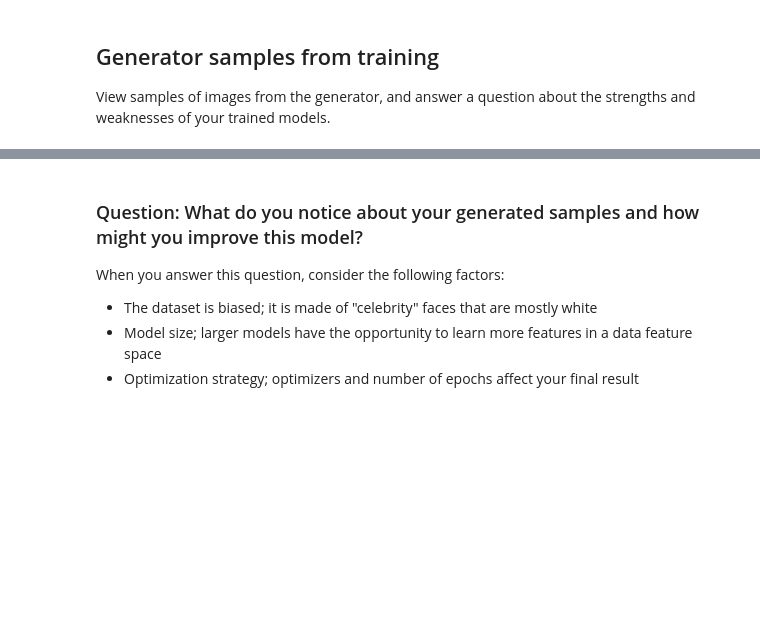
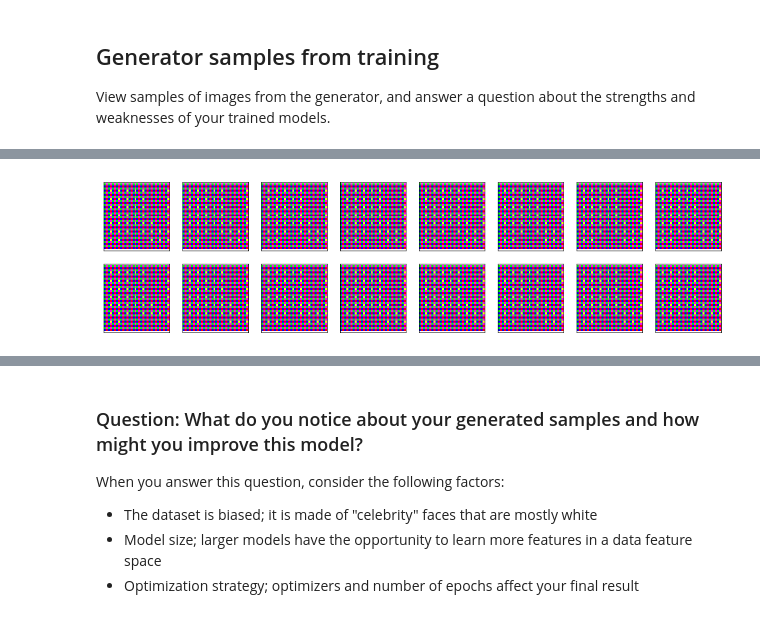
Before and after one commit to Melmarn/face-generation, a Jupyter notebook: dlnd_face_generation.ipynb, the cells around one changed output, grey strips where cells are left out. Cells and saved outputs as stored; diff of their text form; code cells hidden in the pictures; blank space fills up the shorter version.

```diff
--- a/dlnd_face_generation.ipynb
+++ b/dlnd_face_generation.ipynb
@@ -861,0 +682,4 @@ with open('train_samples.pkl', 'rb') as f:
+# %%
+_ = view_samples(-1, samples)
+# %% [output]
+[figure, added]
```
Also changed, not shown: parts of 28 cells of this notebook.
